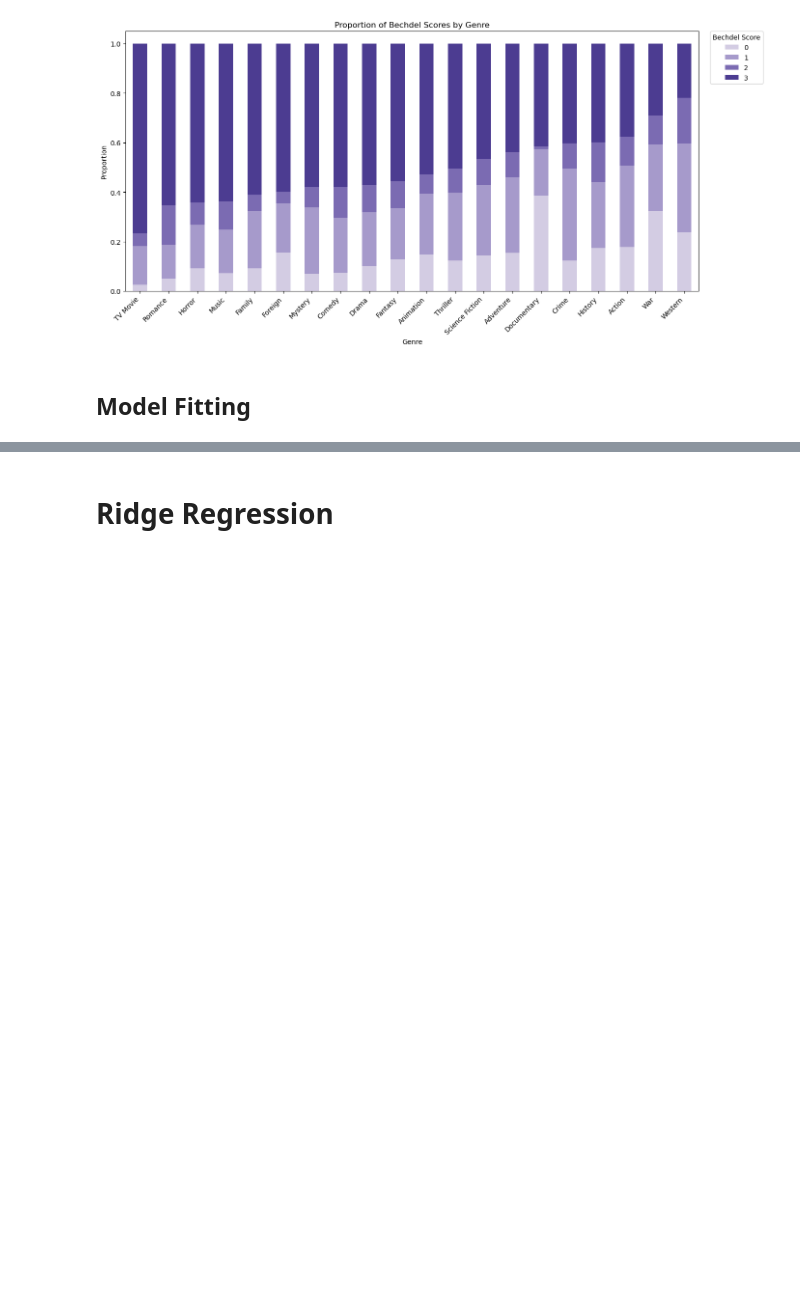
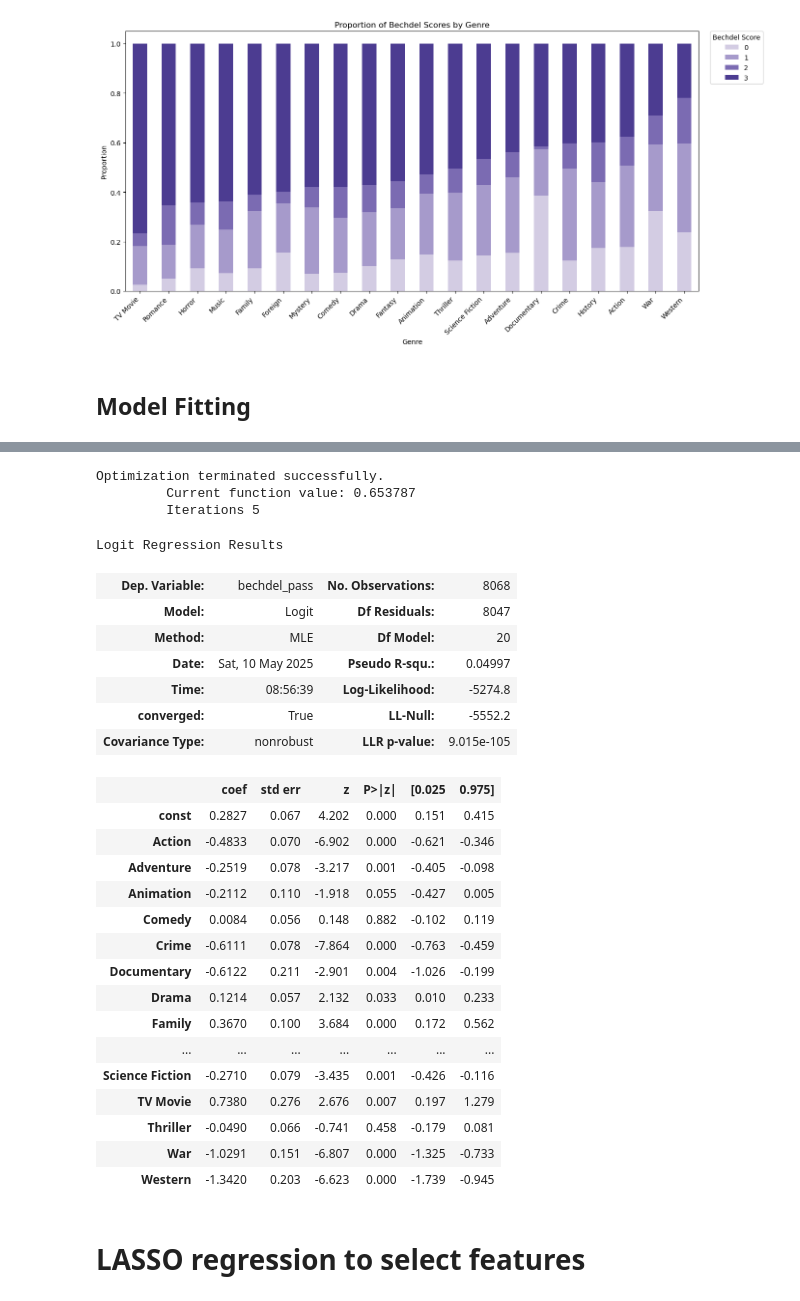
Before and after one commit to 80line/Bechdel_Test_Films, a Jupyter notebook: bechdel_test_films.ipynb, the cells around one changed output, grey strips where cells are left out. Saved outputs shown, nothing was run; the diff lists cells and outputs as text; code cells hidden in the pictures; blank space fills up the shorter version.

```diff
--- a/bechdel_test_films.ipynb
+++ b/bechdel_test_films.ipynb
@@ -505,14 +458,8 @@ Logit Regression Results
 # %%
-# model with only genres
-X = df[['Action', 'Adventure', 'Animation', 'Comedy', 'Crime', 'Documentary',
+features = ['Action', 'Adventure', 'Animation', 'Comedy', 'Crime', 'Documentary',
        'Drama', 'Family', 'Fantasy', 'Foreign', 'History', 'Horror', 'Music',
        'Mystery', 'Romance', 'Science Fiction', 'TV Movie', 'Thriller', 'War',
-       'Western']]
+       'Western']
 
+X = df[features]
 y = df['bechdel_pass']
-
-# Fit model
-bin_model_gen = sm.Logit(y, X)
-bin_res_gen = bin_model_gen.fit()
-
-bin_res_gen.summary()
@@ -549,13 +465,0 @@ Logit Regression Results
-# %%
-# model with only numeric vars
-
-# Define predictors
-X = df[["release_year", "popularity"]]
-y = df['bechdel_score']
-
-# model with only numeric vars
-model = OrderedModel(
-    y, X, distr='logit')
-
-result = model.fit(method='bfgs')
-print(result.summary())
@@ -611,3 +466,38 @@ Time:                        11:32:25
+# %%
+# Fit model
+X_full = sm.add_constant(X)        # add constant
+full_genres_mod = sm.Logit(y, X_full)
+full_genres_mod = full_genres_mod.fit()
+
+full_genres_mod.summary()
+# %% [output]
+Optimization terminated successfully.
+         Current function value: 0.653787
+         Iterations 5
+Logit Regression Results
+| Dep. Variable: | bechdel_pass | No. Observations: | 8068 |
+| Model: | Logit | Df Residuals: | 8047 |
+| Method: | MLE | Df Model: | 20 |
+| Date: | Sat, 10 May 2025 | Pseudo R-squ.: | 0.04997 |
+| Time: | 08:56:39 | Log-Likelihood: | -5274.8 |
+| converged: | True | LL-Null: | -5552.2 |
+| Covariance Type: | nonrobust | LLR p-value: | 9.015e-105 |
+|  | coef | std err | z | P>|z| | [0.025 | 0.975] |
+| const | 0.2827 | 0.067 | 4.202 | 0.000 | 0.151 | 0.415 |
+| Action | -0.4833 | 0.070 | -6.902 | 0.000 | -0.621 | -0.346 |
+| Adventure | -0.2519 | 0.078 | -3.217 | 0.001 | -0.405 | -0.098 |
+| Animation | -0.2112 | 0.110 | -1.918 | 0.055 | -0.427 | 0.005 |
+| Comedy | 0.0084 | 0.056 | 0.148 | 0.882 | -0.102 | 0.119 |
+| Crime | -0.6111 | 0.078 | -7.864 | 0.000 | -0.763 | -0.459 |
+| Documentary | -0.6122 | 0.211 | -2.901 | 0.004 | -1.026 | -0.199 |
+| Drama | 0.1214 | 0.057 | 2.132 | 0.033 | 0.010 | 0.233 |
+| Family | 0.3670 | 0.100 | 3.684 | 0.000 | 0.172 | 0.562 |
+| ... | ... | ... | ... | ... | ... | ... |
+| Science Fiction | -0.2710 | 0.079 | -3.435 | 0.001 | -0.426 | -0.116 |
+| TV Movie | 0.7380 | 0.276 | 2.676 | 0.007 | 0.197 | 1.279 |
+| Thriller | -0.0490 | 0.066 | -0.741 | 0.458 | -0.179 | 0.081 |
+| War | -1.0291 | 0.151 | -6.807 | 0.000 | -1.325 | -0.733 |
+| Western | -1.3420 | 0.203 | -6.623 | 0.000 | -1.739 | -0.945 |
 # %% [markdown]
-# Ridge Regression
+# LASSO regression to select features
 # %%
```
Also changed, not shown: parts of 21 cells of this notebook.
